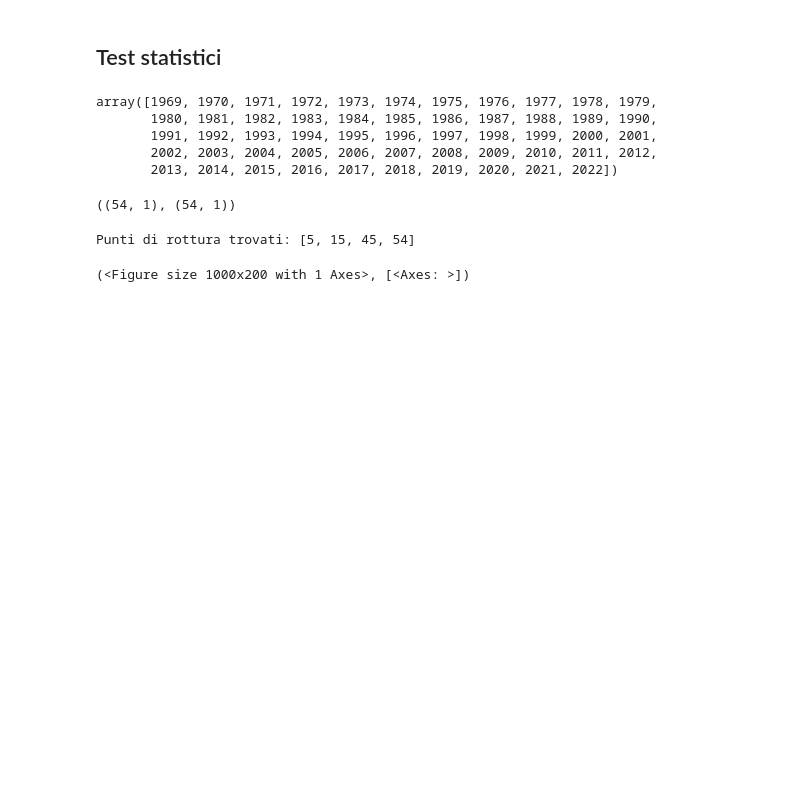
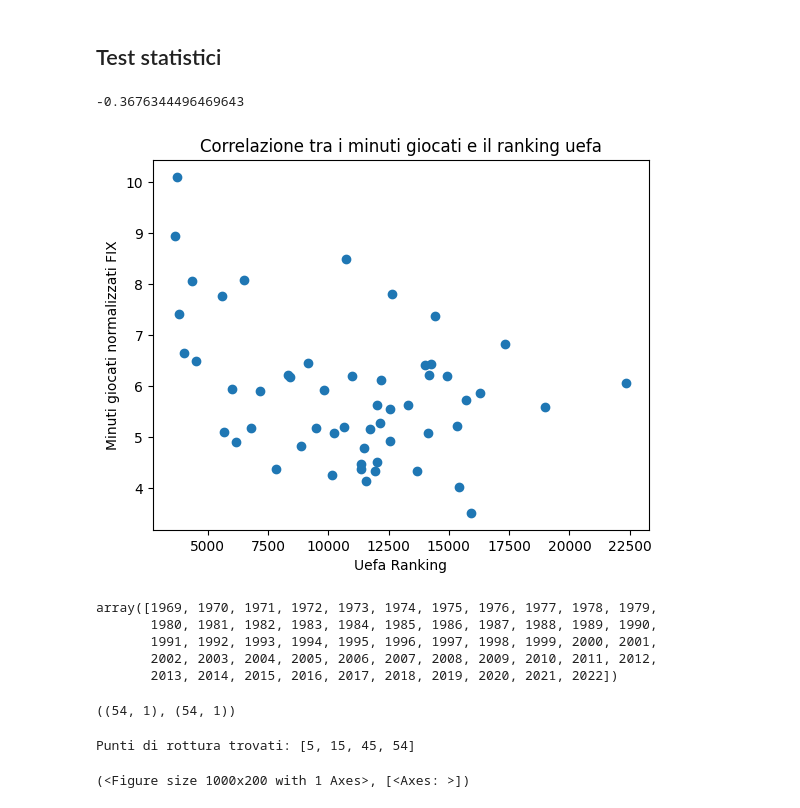
Before and after one commit to frapic98/Minutes-played-by-under-21-players-in-Serie-a, a Jupyter notebook: scraping.ipynb, the cells around one changed output. Drawn from its saved outputs; the diff is of its cells as text; code cells hidden in the pictures; blank space fills up the shorter version.

Commit message:
Added function to get Uefa Ratings of Serie A

```diff
--- a/scraping.ipynb
+++ b/scraping.ipynb
@@ -24,21 +24,6 @@ import ruptures as rpt
 # le funzioni che seguono servono a prendere i dati da fbref e transfermarkt e salvarli in un file xlsx (definite nel file request_get.py)
 #get_fbref()
 #get_transfermarkt()
-# %%
-"""Estrae per ogni anno la data della prima giornata di Serie A, non usata perchè si è scelto il 1 Agosto come data di inizio"""
-
-"""
-current_year = 2022
-year_to_subtract = 33
-prima_giornata = pd.DataFrame(columns=["Stagione","Prima giornata"])
-for i in range(year_to_subtract):
-    year_url = f"{current_year - i}"
-    url = f"https://www.transfermarkt.it/serie-a/spieltag/wettbewerb/IT1/plus/?saison_id={year_url}&spieltag=1"
-    headers = {'User-Agent':
-                    'Mozilla/5.0 (X11; Linux x86_64) AppleWebKit/537.36 (KHTML, like Gecko) Chrome/47.0.2526.106 Safari/537.36'}
-    r= requests.get(url, headers=headers)
-    r.status_code
-
-    soups = soup(r.text, 'html.parser')  # r.content 대신 r.text도 가능
-    page=soups.find('td', class_=['zentriert no-border'])
-    prima_giornata.loc[year_url,"Prima giornata"]=page.find('a').text.strip()"""
+# %%
+uefa_ranking=get_uefa_ranking()
+uefa_ranking.head()
@@ -141,4 +133,6 @@ mins_played.tail()
 | 2022-2023 | 45572.0 | 22898 | 22674 | 3.043328 | ... |
 # %%
 #modify the index of mins_played and get only the first part(examples: 2022-2023 becomes 2022, 2021-2022 becomes 2021)
-mins_played.index=mins_played.index.str[:4]
+mins_played.index=mins_played.index.str[:4].astype(int)
+# %%
+mins_played=mins_played.join(uefa_ranking,how='outer')
@@ -160,7 +172,21 @@ Name: Minuti giocati normalizzati FIX, dtype: float64
 # %% [markdown]
 ## Test statistici
+# %%
+#usa la correlazione di Pearson per vedere se c'è una correlazione tra i minuti giocati e il ranking uefa
+mins_played["Minuti giocati normalizzati FIX"].corr(mins_played["Uefa_Ranking"])
+# %% [output]
+-0.3676344496469643
 # %%
 impressions = mins_played["Minuti giocati normalizzati FIX"].values.reshape(-1, 1)
+# %%
+#crea un grafico a dispersione tra i minuti giocati e il ranking uefa
+plt.scatter(mins_played["Uefa_Ranking"],mins_played["Minuti giocati normalizzati FIX"])
+plt.xlabel("Uefa Ranking")
+plt.ylabel("Minuti giocati normalizzati FIX")
+plt.title("Correlazione tra i minuti giocati e il ranking uefa")
+plt.show()
+# %% [output]
+[figure, added]
 # %%
 mins_played["Minuti giocati normalizzati FIX"].index.year.values
 # %% [output]
```
Also changed, not shown: parts of 4 cells of this notebook, 1 other file.
